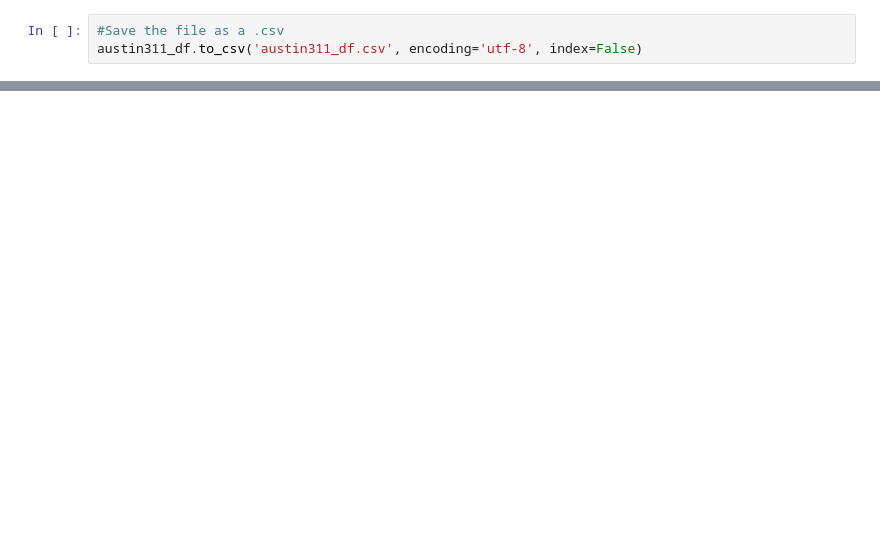
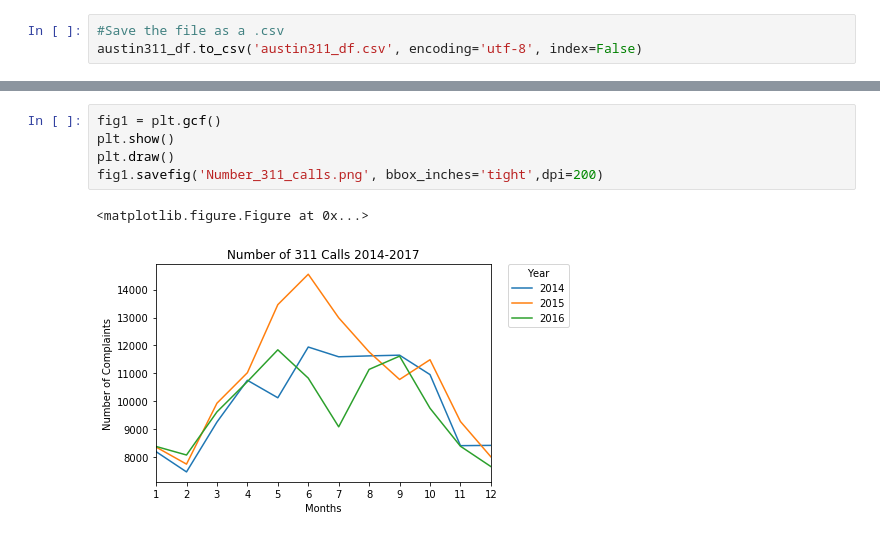
Before and after one commit to mraigosa/Austin_311_analysis, a Jupyter notebook: Datetime_analysis.ipynb, the cells around one changed output, grey strips where cells are left out. Cells and saved outputs as stored; diff of their text form; blank space fills up the shorter version.

```diff
--- a/Datetime_analysis.ipynb
+++ b/Datetime_analysis.ipynb
@@ -175,0 +216,8 @@ austin311_month
+# %%
+fig1 = plt.gcf()
+plt.show()
+plt.draw()
+fig1.savefig('Number_311_calls.png', bbox_inches='tight',dpi=200)
+# %% [output]
+<matplotlib.figure.Figure at 0x...>
+[figure, added]
```
Also changed, not shown: parts of 8 cells of this notebook, 2 other files.
